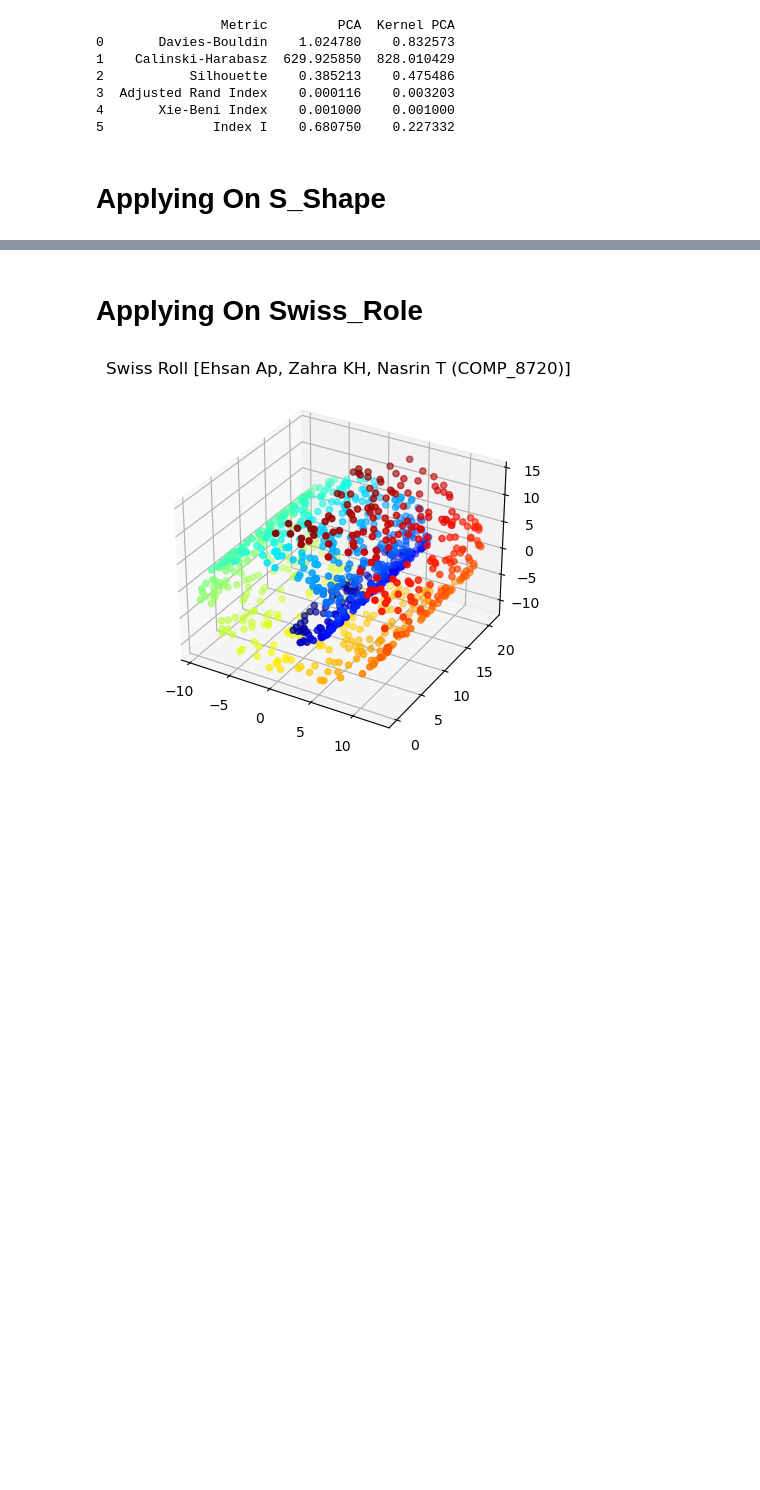
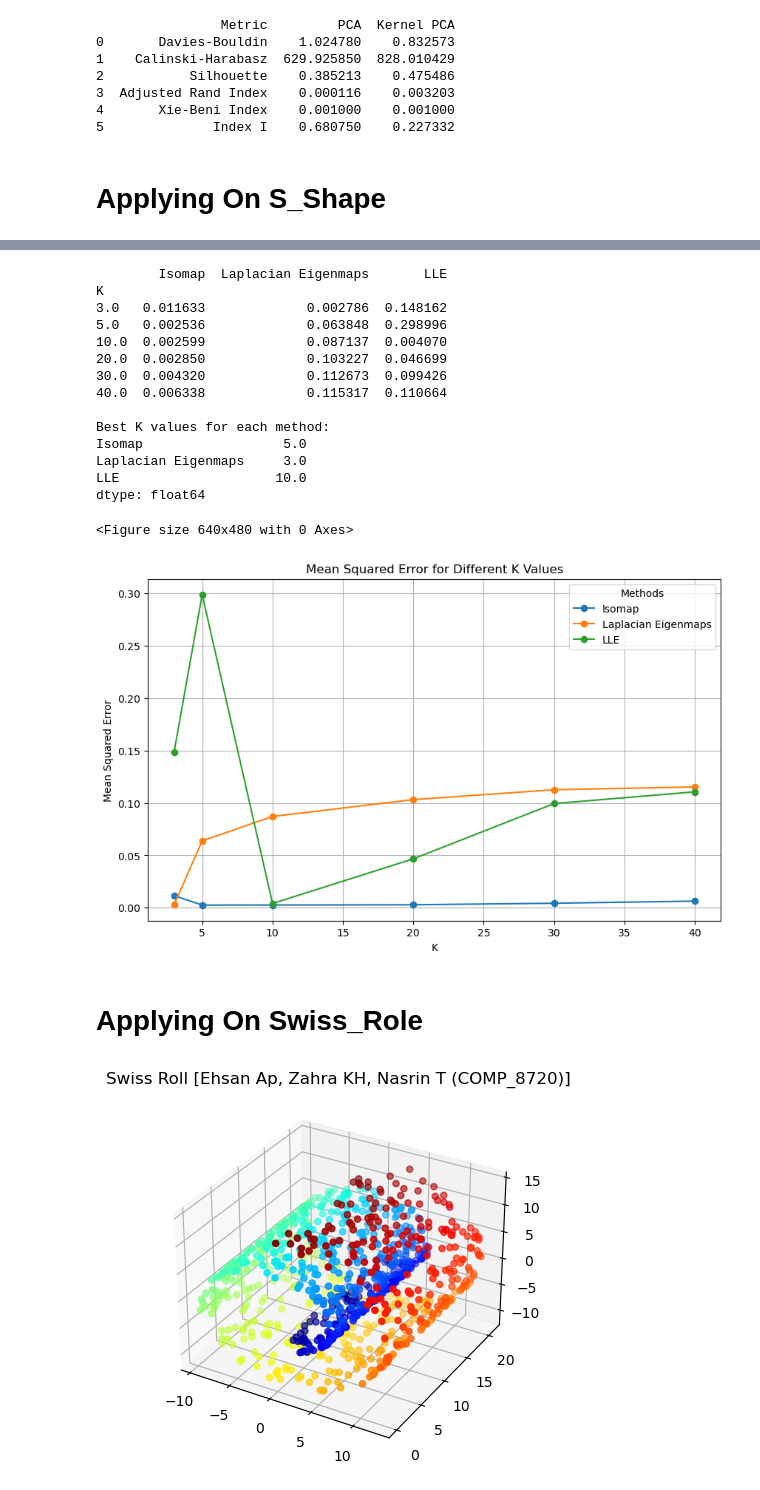
Before and after one commit to ehsanap7/adv_topics_ai, a Jupyter notebook: assignments/assignment_1,2,3/code/clustering_models_3.ipynb, the cells around one changed output, grey strips where cells are left out. Saved outputs shown, nothing was run; the diff lists cells and outputs as text; code cells hidden in the pictures; blank space fills up the shorter version.

Commit message:
Applying different value of K on S-shape and Swiss Role and adding Plots.

```diff
--- a/assignments/assignment_1,2,3/code/clustering_models_3.ipynb
+++ b/assignments/assignment_1,2,3/code/clustering_models_3.ipynb
@@ -858,6 +858,69 @@ Isomap                  5.0
 Laplacian Eigenmaps     3.0
 LLE                    10.0
 dtype: float64
+# %%
+def reconstruction_error(X_original, X_transformed, n_neighbors):
+    knn = KNeighborsRegressor(n_neighbors=n_neighbors)
+    knn.fit(X_transformed, X_original)
+    X_reconstructed = knn.predict(X_transformed)
+    return mean_squared_error(X_original, X_reconstructed)
+
+def apply_manifold_learning(X, y, k):
+    methods = {
+        "Isomap": Isomap(n_neighbors=k, n_components=n_components),
+        "Laplacian Eigenmaps": SpectralEmbedding(n_components=n_components, affinity='nearest_neighbors', n_neighbors=k),
+        "LLE": LocallyLinearEmbedding(n_neighbors=k, n_components=n_components)
+    }
+
+    errors = {}
+    for method_name, method in methods.items():
+        X_transformed = method.fit_transform(X)
+        error = reconstruction_error(X, X_transformed, k)
+        errors[method_name] = error
+
+    return errors
+
+n_components = 2
+k_values = [3, 5, 10, 20, 30, 40]
+
+comparison_table = pd.DataFrame(columns=["K", "Isomap", "Laplacian Eigenmaps", "LLE"])
+
+for k in k_values:
+    errors = apply_manifold_learning(X_s_shape, y_s_shape, k)
+    comparison_table = comparison_table.append({"K": k, **errors}, ignore_index=True)
+
+comparison_table.set_index("K", inplace=True)
+print(comparison_table)
+
+best_k_values = comparison_table.idxmin()
+print("\nBest K values for each method:")
+print(best_k_values)
+
+plt.figure()
+comparison_table.plot(marker='o', figsize=(10, 6))
+plt.xlabel("K")
+plt.ylabel("Mean Squared Error")
+plt.title("Mean Squared Error for Different K Values")
+plt.legend(title="Methods")
+plt.grid()
+plt.show()
+# %% [output]
+        Isomap  Laplacian Eigenmaps       LLE
+K
+3.0   0.011633             0.002786  0.148162
+5.0   0.002536             0.063848  0.298996
+10.0  0.002599             0.087137  0.004070
+20.0  0.002850             0.103227  0.046699
+30.0  0.004320             0.112673  0.099426
+40.0  0.006338             0.115317  0.110664
+
+Best K values for each method:
+Isomap                  5.0
+Laplacian Eigenmaps     3.0
+LLE                    10.0
+dtype: float64
+<Figure size 640x480 with 0 Axes>
+[figure, added]
 # %% [markdown]
 # Applying On Swiss_Role
 # %%
```
Also changed, not shown: parts of 4 cells of this notebook.
